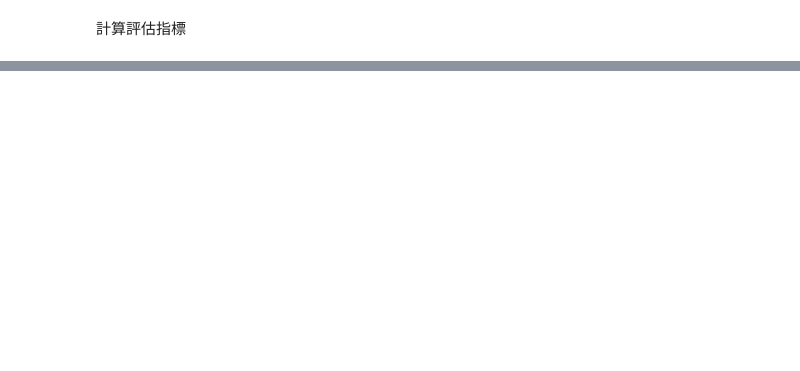
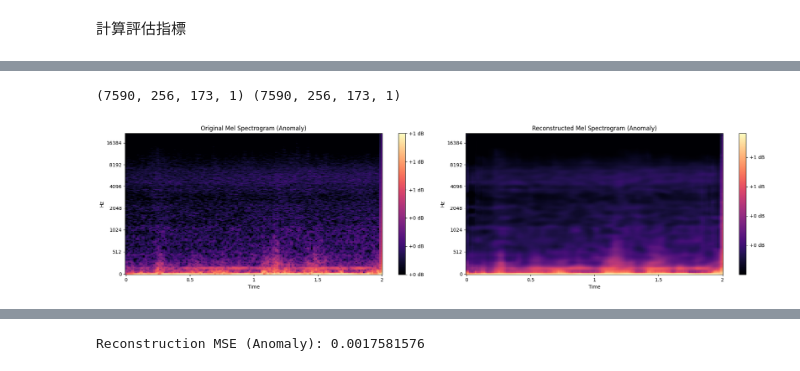
Before and after one commit to BoshiLee/wind_turbin_anomaly_detection, a Jupyter notebook: mel_model_training.ipynb, the cells around one changed output, grey strips where cells are left out. Saved outputs shown, nothing was run; the diff lists cells and outputs as text; code cells hidden in the pictures; blank space fills up the shorter version.

```diff
--- a/mel_model_training.ipynb
+++ b/mel_model_training.ipynb
@@ -207,3 +276,14 @@ segmented_files_anomaly = [normalize_audio(audio) for audio in tqdm(segmented_fi
 for audio in tqdm(segmented_files_anomaly):
     mel_spectrogram = convert_to_mel_spectrogram(audio, n_fft, hop_length, n_mels)
     mel_spectrograms_anomaly.append(mel_spectrogram)
+# %%
+# 將梅爾頻譜圖轉換為numpy數組
+mel_spectrograms_anomaly_array = np.array(mel_spectrograms_anomaly)
+# %%
+# 調整數據的形狀
+mel_spectrograms_anomaly_array = mel_spectrograms_anomaly_array.reshape(mel_spectrograms_anomaly_array.shape[0], mel_spectrograms_anomaly_array.shape[1], mel_spectrograms_anomaly_array.shape[2], 1)
+
+# 數據歸一化到 [0, 1]
+mel_spectrograms_anomaly_array = (mel_spectrograms_anomaly_array - mel_spectrograms_anomaly_array.min()) / (mel_spectrograms_anomaly_array.max() - mel_spectrograms_anomaly_array.min())
+# %%
+mel_spectrograms_anomaly_array_reconstructed = autoencoder.predict(mel_spectrograms_anomaly_array)
@@ -209,0 +292,4 @@ for audio in tqdm(segmented_files_anomaly):
+# %%
+print(mel_spectrograms_anomaly_array.shape, mel_spectrograms_anomaly_array_reconstructed.shape)
+# %% [output]
+(7590, 256, 173, 1) (7590, 256, 173, 1)
@@ -209,0 +303,10 @@ for audio in tqdm(segmented_files_anomaly):
+# %%
+anomaly_index = 149
+plot_comparison(
+    mel_spectrograms_anomaly_array[anomaly_index].reshape(mel_spectrograms_anomaly_array[anomaly_index].shape[0], mel_spectrograms_anomaly_array[anomaly_index].shape[1]),
+    mel_spectrograms_anomaly_array_reconstructed[anomaly_index].reshape(mel_spectrograms_anomaly_array_reconstructed[anomaly_index].shape[0], mel_spectrograms_anomaly_array_reconstructed[anomaly_index].shape[1]),
+    'Original Mel Spectrogram (Anomaly)', 'Reconstructed Mel Spectrogram (Anomaly)')
+import IPython.display as display
+display.Audio(segmented_files_anomaly[anomaly_index], rate=target_sample_rate)
+# %% [output]
+[figure, added]
@@ -209,0 +314,5 @@ for audio in tqdm(segmented_files_anomaly):
+# %%
+mse = np.mean((mel_spectrograms_anomaly_array - mel_spectrograms_anomaly_array_reconstructed) ** 2)
+print("Reconstruction MSE (Anomaly):", mse)
+# %% [output]
+Reconstruction MSE (Anomaly): 0.0017581576
```
Also changed, not shown: parts of 19 cells of this notebook, 2 other files.
